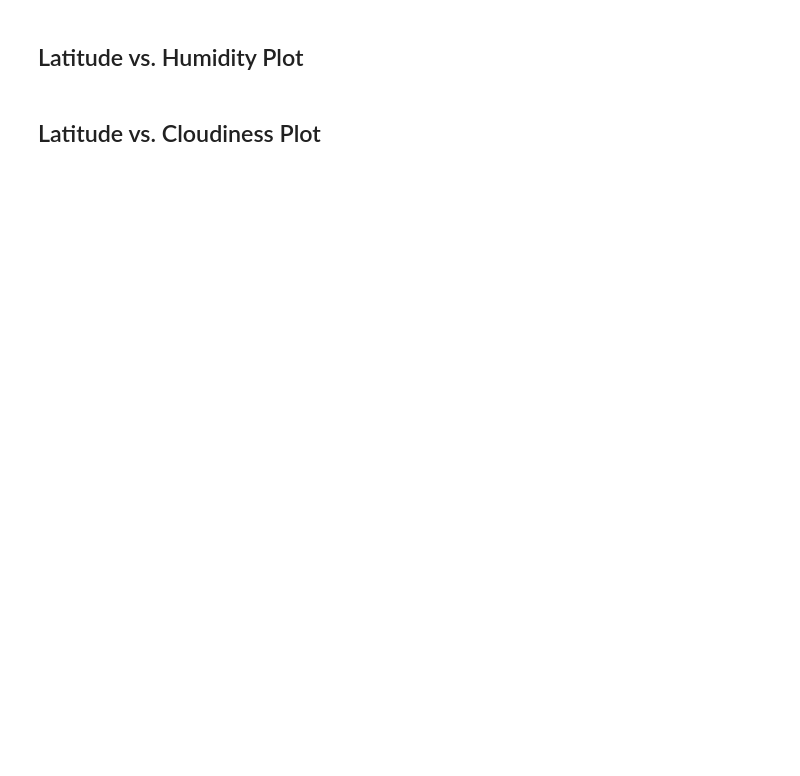
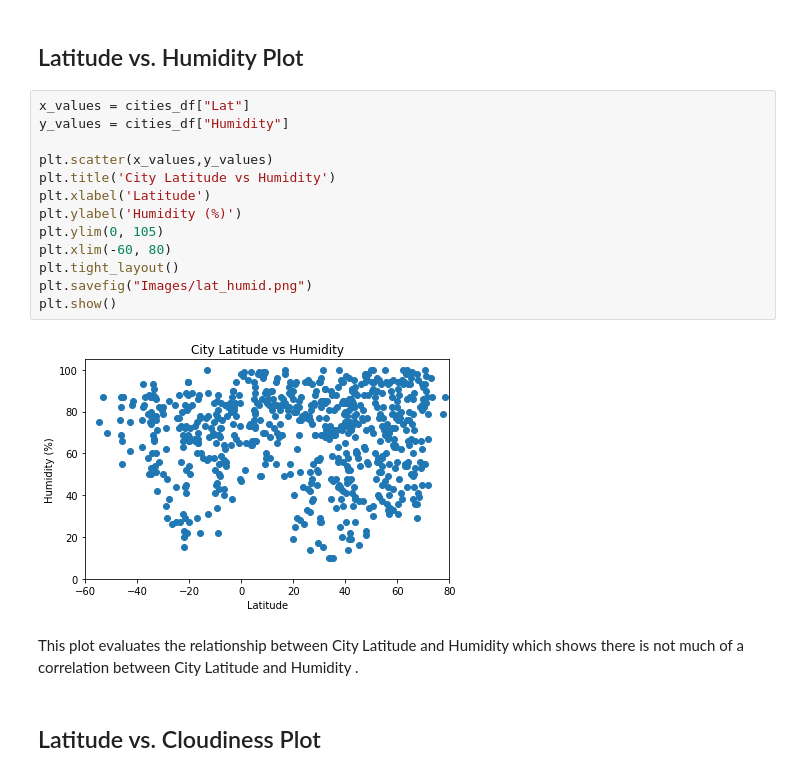
Before and after one commit to eddyannobil/python-api-challenge, a Jupyter notebook: WeatherPy/WeatherPy.ipynb, the cells around one changed output. Saved outputs shown, nothing was run; the diff lists cells and outputs as text; blank space fills up the shorter version.

```diff
--- a/WeatherPy/WeatherPy.ipynb
+++ b/WeatherPy/WeatherPy.ipynb
@@ -173,4 +190,21 @@ humidity_df
 # %% [markdown]
 ## Latitude vs. Humidity Plot
+# %%
+x_values = cities_df["Lat"]
+y_values = cities_df["Humidity"]
+
+plt.scatter(x_values,y_values)
+plt.title('City Latitude vs Humidity')
+plt.xlabel('Latitude')
+plt.ylabel('Humidity (%)')
+plt.ylim(0, 105)
+plt.xlim(-60, 80)
+plt.tight_layout()
+plt.savefig("Images/lat_humid.png")
+plt.show()
+# %% [output]
+[figure, added]
+# %% [markdown]
+This plot evaluates the relationship between City Latitude and Humidity which shows there is not much of a correlation between City Latitude and Humidity .
 # %% [markdown]
 ## Latitude vs. Cloudiness Plot
```
Also changed, not shown: parts of 9 cells of this notebook, 5 other files.
